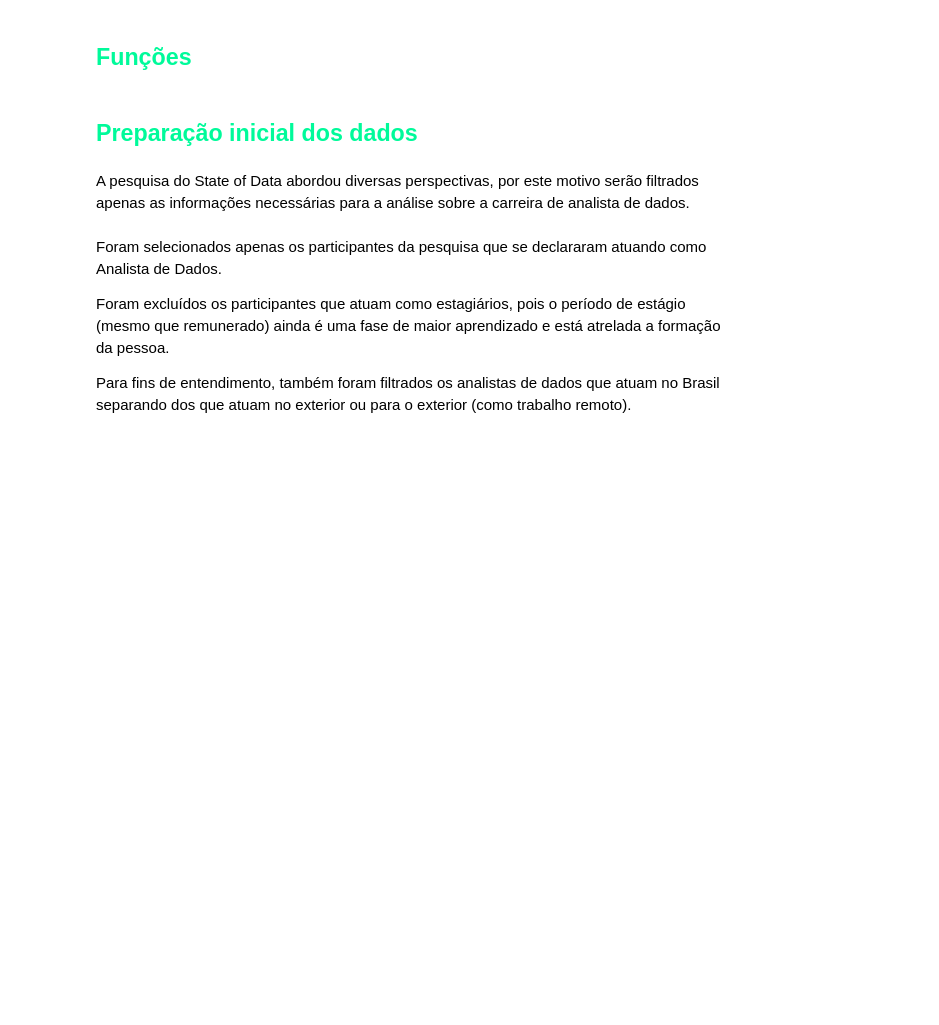
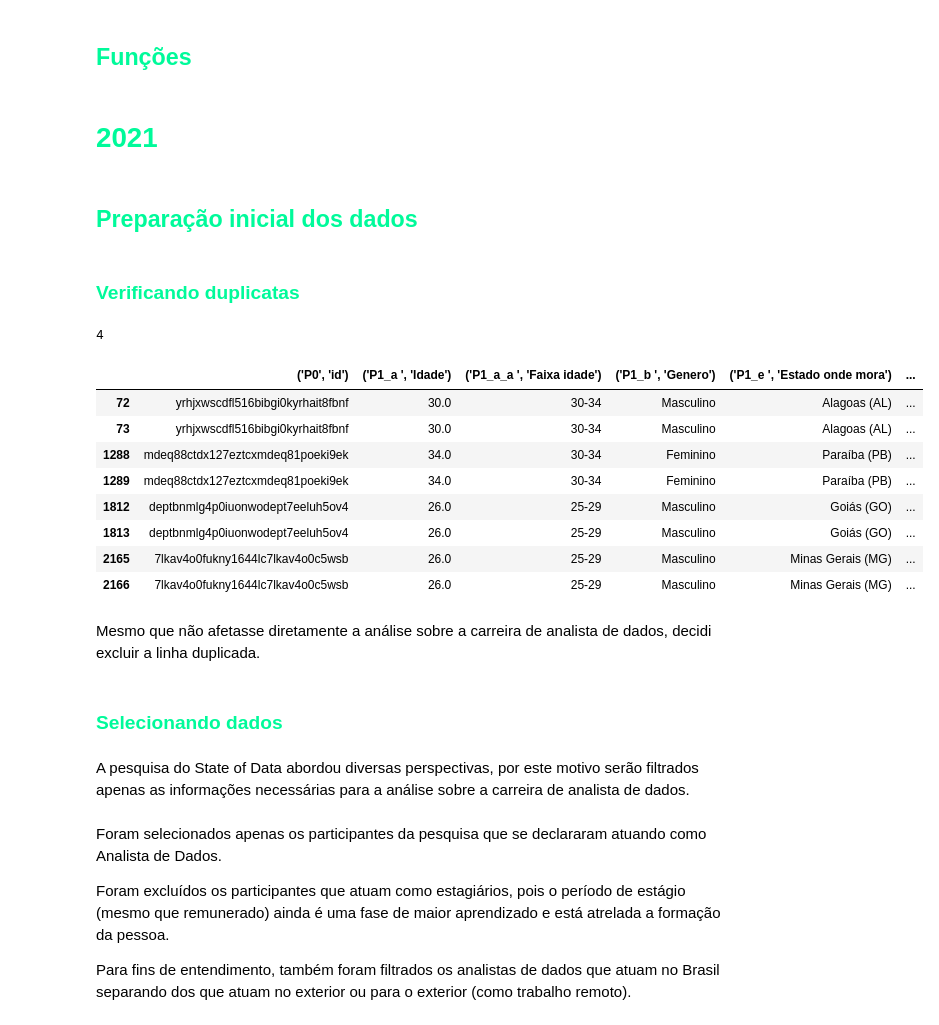
Before and after one commit to FranciscoFoz/state-of-data-2019-2021-2022, a Jupyter notebook: Analise_carreira_analista_de_dados.ipynb, the cells around one changed output. Drawn from its saved outputs; the diff is of its cells as text; code cells hidden in the pictures; blank space fills up the shorter version.

```diff
--- a/Analise_carreira_analista_de_dados.ipynb
+++ b/Analise_carreira_analista_de_dados.ipynb
@@ -21,5 +33,9 @@ wget.download('https://raw.githubusercontent.com/FranciscoFoz/analista-de-dados-
 # %%
 import pandas as pd
 import plotly.express as px
+
+
+
+pd.options.display.max_columns = 400
 # %% [markdown]
 ## <font color= MediumSpringGreen> Importando dados </font>
@@ -26,3 +49,3 @@ import plotly.express as px
 # %%
-df_state_of_data_2021 = pd.read_csv('https://github.com/FranciscoFoz/analista-de-dados-state-of-data-2021/blob/main/Dados/State%20of%20Data%202021%20-%20Dataset%20-%20Pgina1.csv?raw=true',
-                                   low_memory=False)
+url = 'https://raw.githubusercontent.com/FranciscoFoz/state-of-data-2019-2021-2022/main/Datasets/2021/State%20of%20Data%202021%20-%20Dataset%20-%20Pgina1.csv'
+df_state_of_data_2021 = pd.read_csv(url,low_memory=False)
@@ -33,4 +61,24 @@ wget.download('https://raw.githubusercontent.com/FranciscoFoz/analista-de-dados-
 # %%
 import funcoes as f
+# %% [markdown]
+# <font color= MediumSpringGreen> 2021 </font>
 # %% [markdown]
 ## <font color= MediumSpringGreen> Preparação inicial dos dados </font>
+# %% [markdown]
+### <font color= MediumSpringGreen> Verificando duplicatas </font>
+# %%
+df_state_of_data_2021.duplicated().sum()
+# %% [output]
+4
+# %%
+df_state_of_data_2021[df_state_of_data_2021.duplicated(keep=False)]
+# %% [output]
+|  | ('P0', 'id') | ('P1_a ', 'Idade') | ('P1_a_a ', 'Faixa idade') | ('P1_b ', 'Genero') | ('P1_e ', 'Estado onde mora') | ... |
+| 72 | yrhjxwscdfl516bibgi0kyrhait8fbnf | 30.0 | 30-34 | Masculino | Alagoas (AL) | ... |
+| 73 | yrhjxwscdfl516bibgi0kyrhait8fbnf | 30.0 | 30-34 | Masculino | Alagoas (AL) | ... |
+| 1288 | mdeq88ctdx127eztcxmdeq81poeki9ek | 34.0 | 30-34 | Feminino | Paraíba (PB) | ... |
+| 1289 | mdeq88ctdx127eztcxmdeq81poeki9ek | 34.0 | 30-34 | Feminino | Paraíba (PB) | ... |
+| 1812 | deptbnmlg4p0iuonwodept7eeluh5ov4 | 26.0 | 25-29 | Masculino | Goiás (GO) | ... |
+| 1813 | deptbnmlg4p0iuonwodept7eeluh5ov4 | 26.0 | 25-29 | Masculino | Goiás (GO) | ... |
+| 2165 | 7lkav4o0fukny1644lc7lkav4o0c5wsb | 26.0 | 25-29 | Masculino | Minas Gerais (MG) | ... |
+| 2166 | 7lkav4o0fukny1644lc7lkav4o0c5wsb | 26.0 | 25-29 | Masculino | Minas Gerais (MG) | ... |
@@ -37,3 +87,7 @@ import funcoes as f
+# %% [markdown]
+Mesmo que não afetasse diretamente a análise sobre a carreira de analista de dados, decidi excluir a linha duplicada.
+# %% [markdown]
+### <font color= MediumSpringGreen> Selecionando dados </font>
 # %% [markdown]
 A pesquisa do State of Data abordou diversas perspectivas, por este motivo serão filtrados apenas as informações necessárias para a análise sobre a carreira de analista de dados.
 # %%
```
Also changed, not shown: parts of 99 cells of this notebook.
